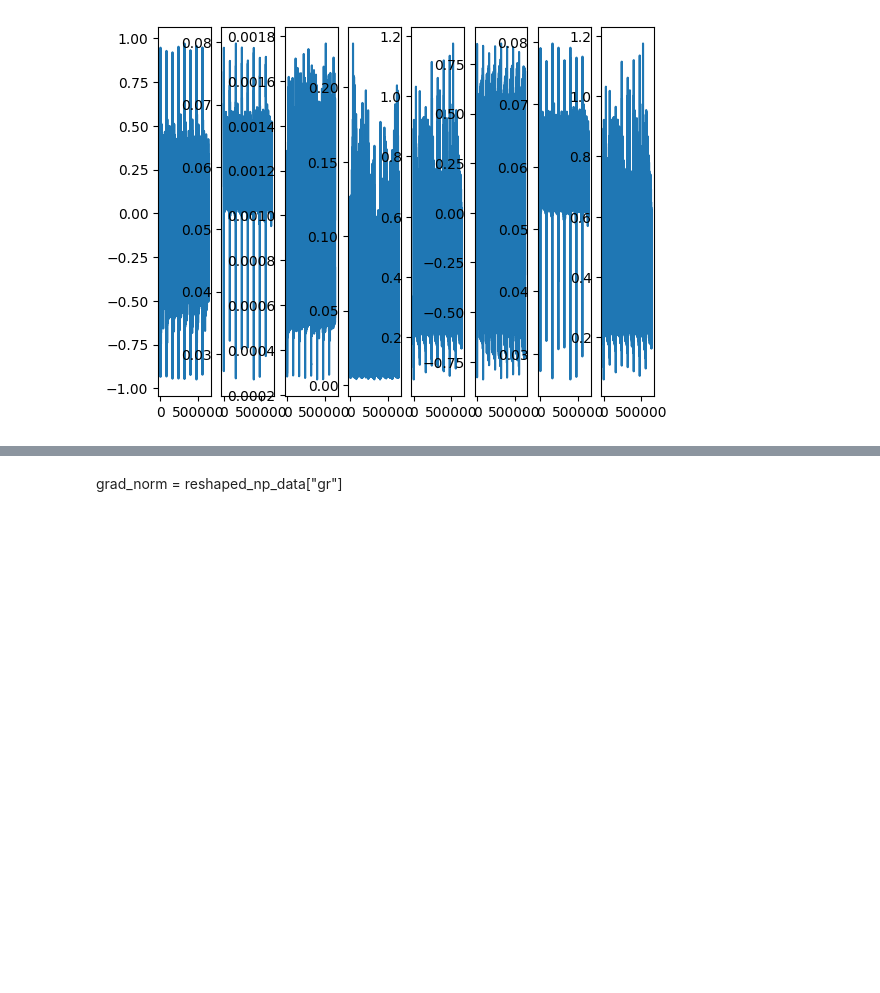
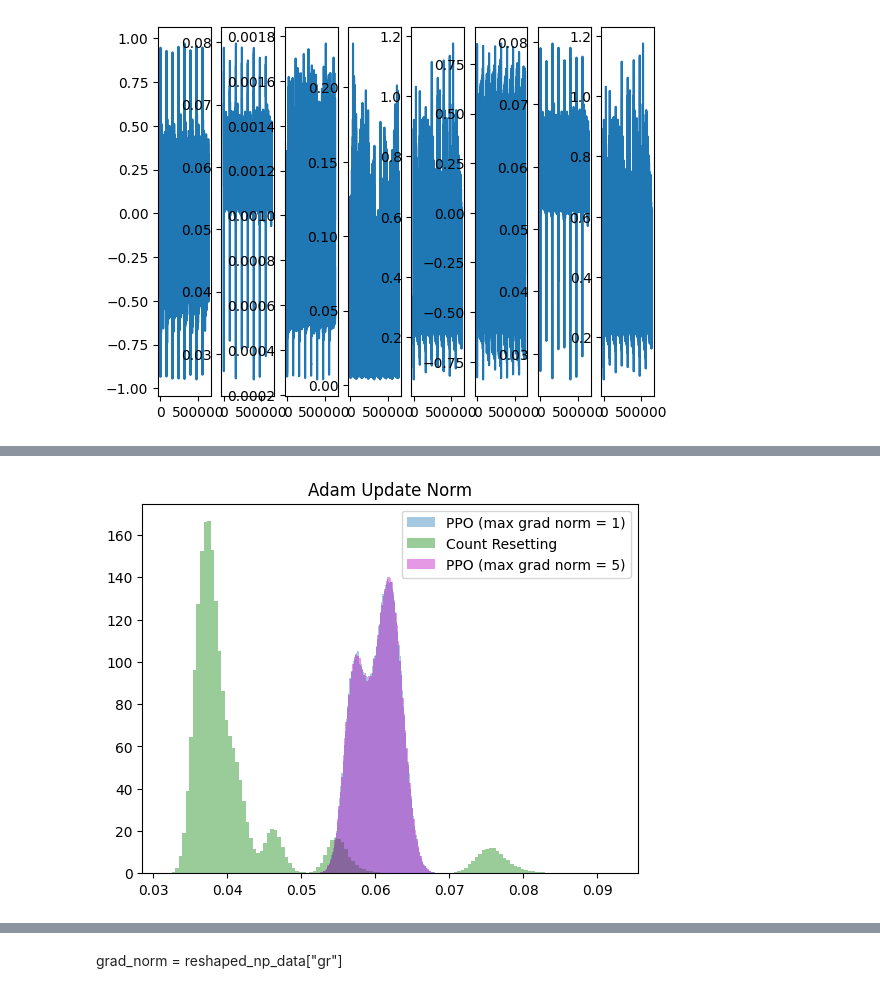
Before and after one commit to EmptyJackson/rl-nn-dynamics, a Jupyter notebook: notebooks/plot_metrics.ipynb, the cells around one changed output, grey strips where cells are left out. Saved outputs shown, nothing was run; the diff lists cells and outputs as text; code cells hidden in the pictures; blank space fills up the shorter version.

```diff
--- a/notebooks/plot_metrics.ipynb
+++ b/notebooks/plot_metrics.ipynb
@@ -210,0 +342,34 @@ plt.subplots_adjust(wspace=0.6, hspace=0.4)
+# %%
+plt.hist(
+    ppo_reshaped_np_data["update_norm"][:, 4000:].reshape(-1),
+    bins=128,
+    label="PPO (max grad norm = 1)",
+    log=False,
+    alpha=0.4,
+    density=True,
+)  # range=(0, 0.125))
+plt.hist(
+    count_reset_reshaped_np_data["update_norm"][:, 4000:].reshape(-1),
+    bins=128,
+    label="Count Resetting",
+    # alpha=0.3,
+    # range=(0, 0.125),
+    log=False,
+    alpha=0.4,
+    color="g",
+    density=True,
+)
+plt.hist(
+    clipped_ppo_reshaped_np_data["update_norm"][:, 4000:].reshape(-1),
+    bins=128,
+    label="PPO (max grad norm = 5)",
+    log=False,
+    alpha=0.4,
+    color="m",
+    density=True,
+)
+plt.title("Adam Update Norm")
+plt.legend()
+plt.savefig("update_norm_histogram_less_first_5_percent.pdf", bbox_inches="tight")
+# %% [output]
+[figure, added]
```
Also changed, not shown: parts of 25 cells of this notebook, 2 other files.
